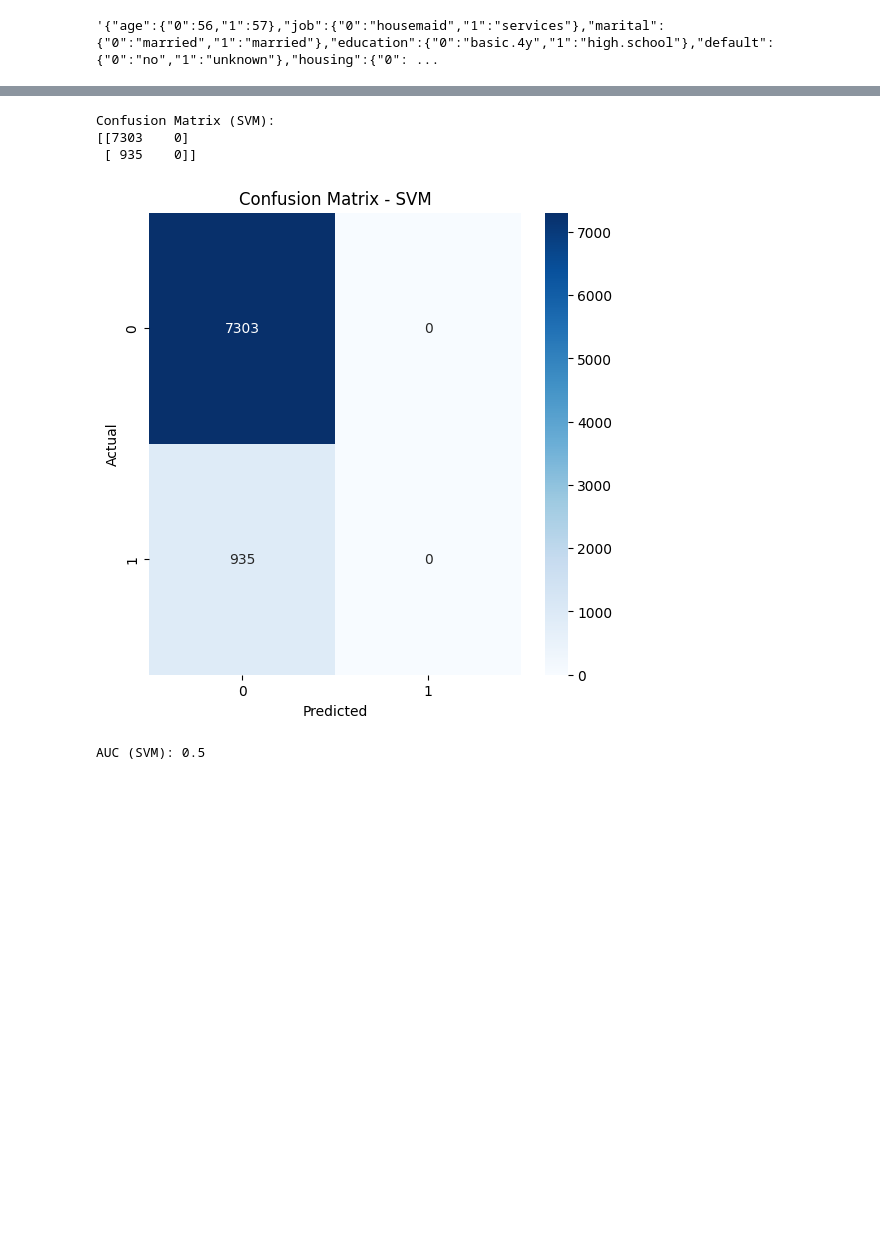
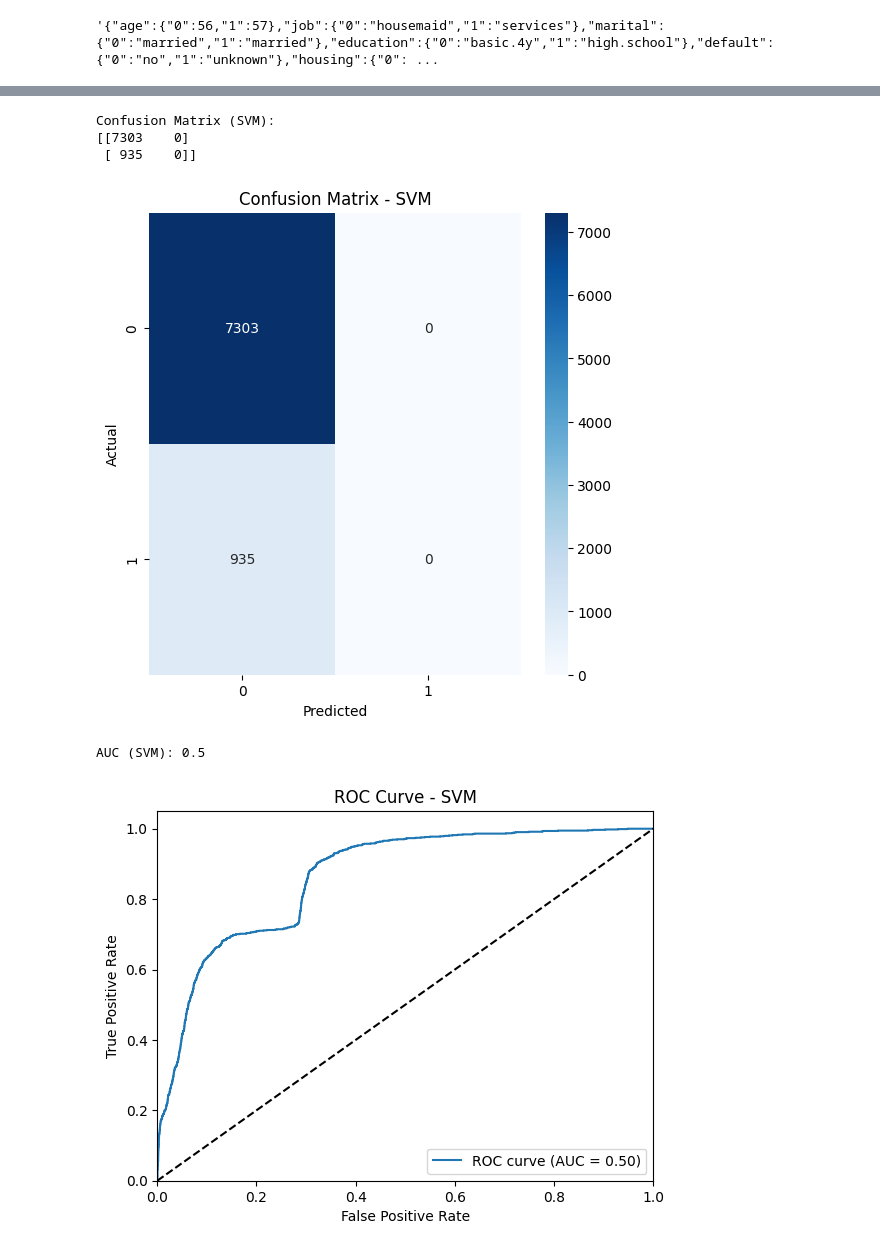
Before and after one commit to yehezkielgunawan/uas-business-intelligence, a Jupyter notebook: UAS_Business_Intelligence.ipynb, the cells around one changed output, grey strips where cells are left out. Drawn from its saved outputs; the diff is of its cells as text; code cells hidden in the pictures; blank space fills up the shorter version.

```diff
--- a/UAS_Business_Intelligence.ipynb
+++ b/UAS_Business_Intelligence.ipynb
@@ -143,29 +165,32 @@ AUC (Random Forest): 0.710469216006022
 # %%
 from sklearn.svm import SVC
 
 # Create and train the model
 svm = SVC()
 svm.fit(X_train, y_train)
 
 # Predict on the test set
 svm_predictions = svm.predict(X_test)
 
 # Compute confusion matrix
 svm_cm = confusion_matrix(y_test, svm_predictions)
 print("Confusion Matrix (SVM):")
 print(svm_cm)
 
 plot_confusion_matrix(svm_cm, "Confusion Matrix - SVM")
 
 # Calculate AUC
+svm_fpr, svm_tpr, svm_thresholds = roc_curve(y_test, svm.decision_function(X_test))
 svm_auc = roc_auc_score(y_test, svm_predictions)
 print("AUC (SVM):", svm_auc)
+plot_roc_curve(svm_fpr, svm_tpr, svm_auc, "ROC Curve - SVM")
 # %% [output]
 Confusion Matrix (SVM):
 [[7303    0]
  [ 935    0]]
 [figure]
 AUC (SVM): 0.5
+[figure, added]
 # %%
 from sklearn.neighbors import KNeighborsClassifier
 
```
Also changed, not shown: parts of 6 cells of this notebook.
